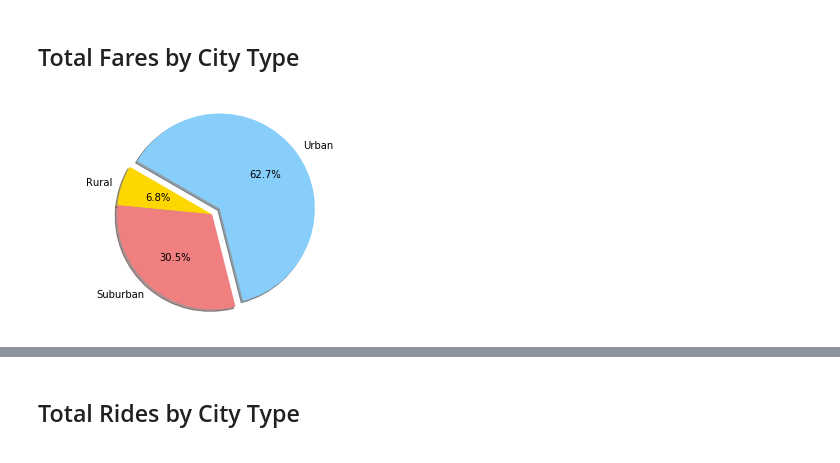
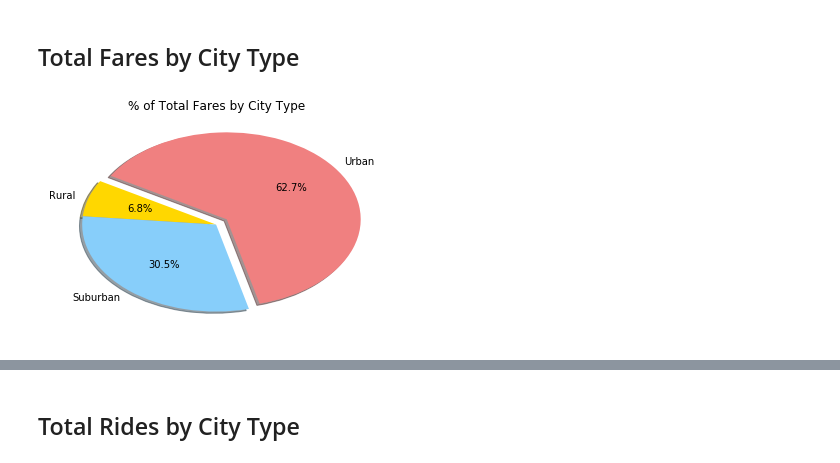
Before and after one commit to christopdr/data-analytics-bootcamp-2018, a Jupyter notebook: Homework5/pyber_starter.ipynb, the cells around one changed output, grey strips where cells are left out. Saved outputs shown, nothing was run; the diff lists cells and outputs as text; code cells hidden in the pictures.

```diff
--- a/Homework5/pyber_starter.ipynb
+++ b/Homework5/pyber_starter.ipynb
@@ -99,31 +94,33 @@ plt.show()
 # %%
 # Calculate Type Percents
 total_fare = join_frame['fare'].sum()
 #total_fare
 total_by_zone = join_frame.groupby(['city','type'])['fare'].sum().groupby('type').sum()
 #total_by_zone
 city_fares = pd.DataFrame(total_by_zone)
 
 #city_fares.columns = ['city_number']
 city_fares = city_fares.reset_index()
 city_fares.columns = ['city_type', 'total_fares']
 city_fares['city_average'] = (city_fares['total_fares'] *100) / total_fare
 city_fares
 
 
 # Build Pie Chart
 
 labels = city_fares['city_type'].tolist()
 sizes = city_fares['city_average'].tolist()
-colors = ['gold', 'lightcoral', 'lightskyblue']
+colors = ['gold',  'lightskyblue', 'lightcoral']
 explode = (0, 0, 0.1)  # explode 1st slice
 
 # Plot
 plt.pie(sizes, explode=explode, labels=labels, colors=colors,
         autopct='%1.1f%%', shadow=True, startangle=150)
 
-plt.axis('equal')
+#plt.axis('equal')
+plt.title('% of Total Fares by City Type')
+plt.savefig('Total Fares by City.png')
 plt.show()
 # Save Figure
 # %% [output]
-[figure, old version]
+[figure, new version]
```
Also changed, not shown: parts of 9 cells of this notebook, 3 other files.
